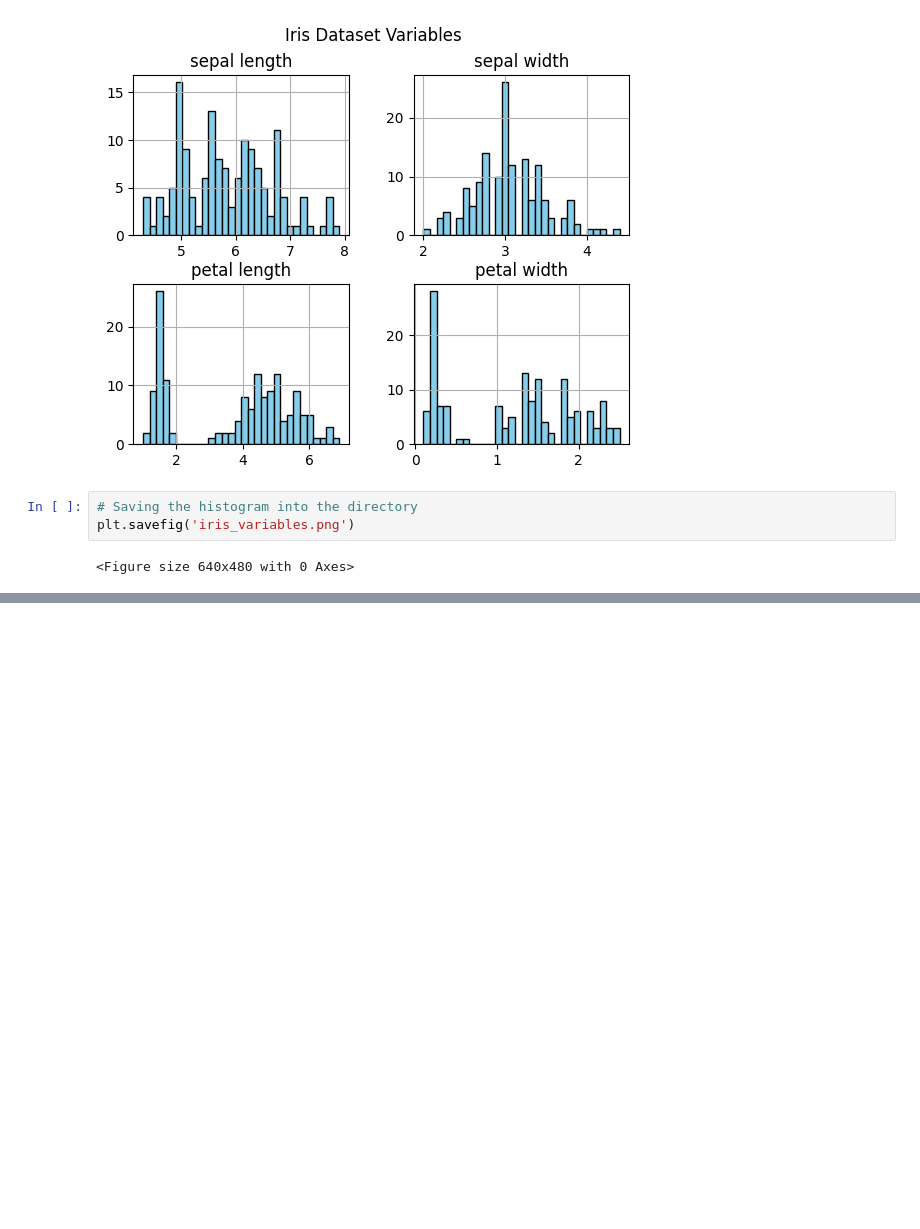
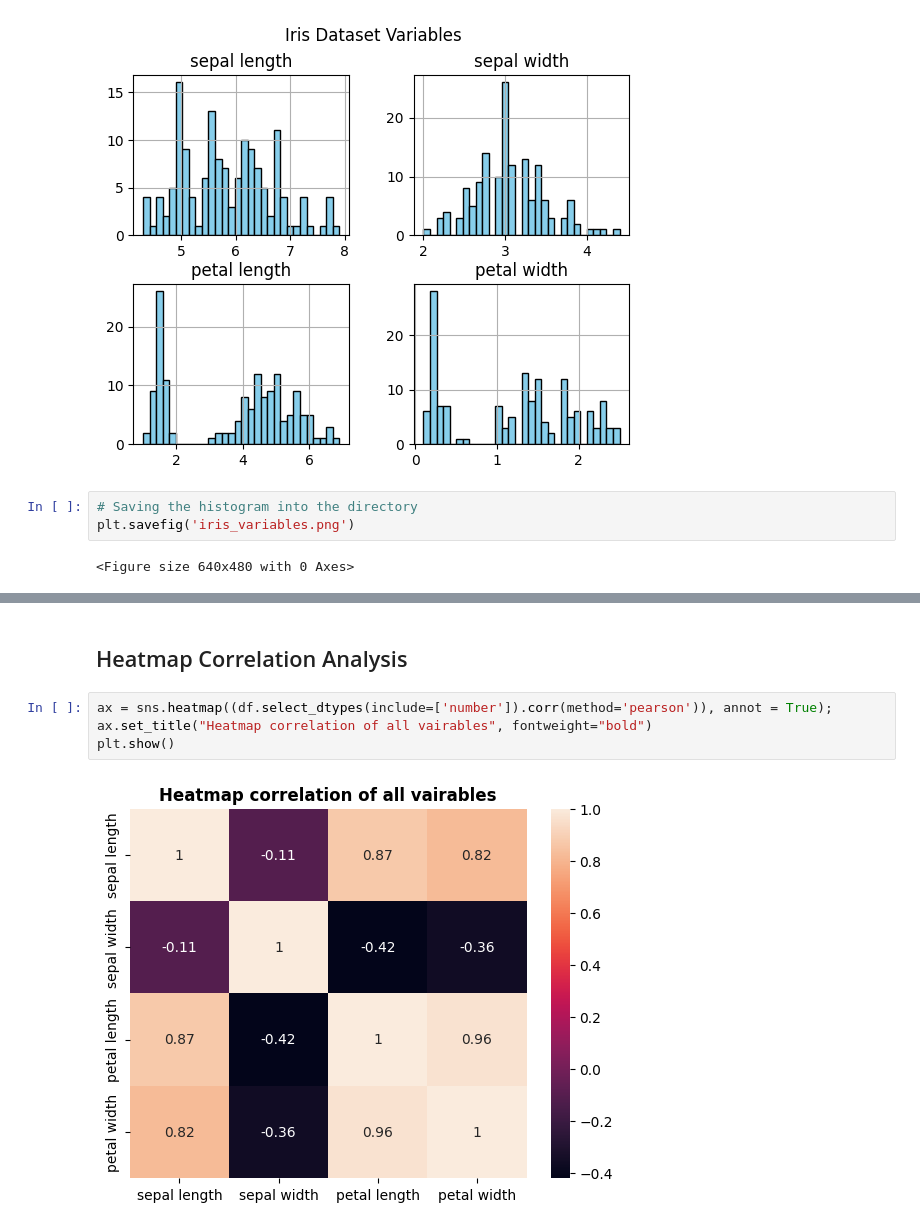
Before and after one commit to NeilTynan/pands-project, a Jupyter notebook: iris.ipynb, the cells around one changed output, grey strips where cells are left out. Cells and saved outputs as stored; diff of their text form; blank space fills up the shorter version.

```diff
--- a/iris.ipynb
+++ b/iris.ipynb
@@ -87,0 +90,8 @@ Text(0.5, 1.0, 'Length/Width of Sepals vs Petals')
+# %% [markdown]
+## Heatmap Correlation Analysis
+# %%
+ax = sns.heatmap((df.select_dtypes(include=['number']).corr(method='pearson')), annot = True);
+ax.set_title("Heatmap correlation of all vairables", fontweight="bold")
+plt.show()
+# %% [output]
+[figure, added]
```
Also changed, not shown: parts of 8 cells of this notebook, 2 other files.
